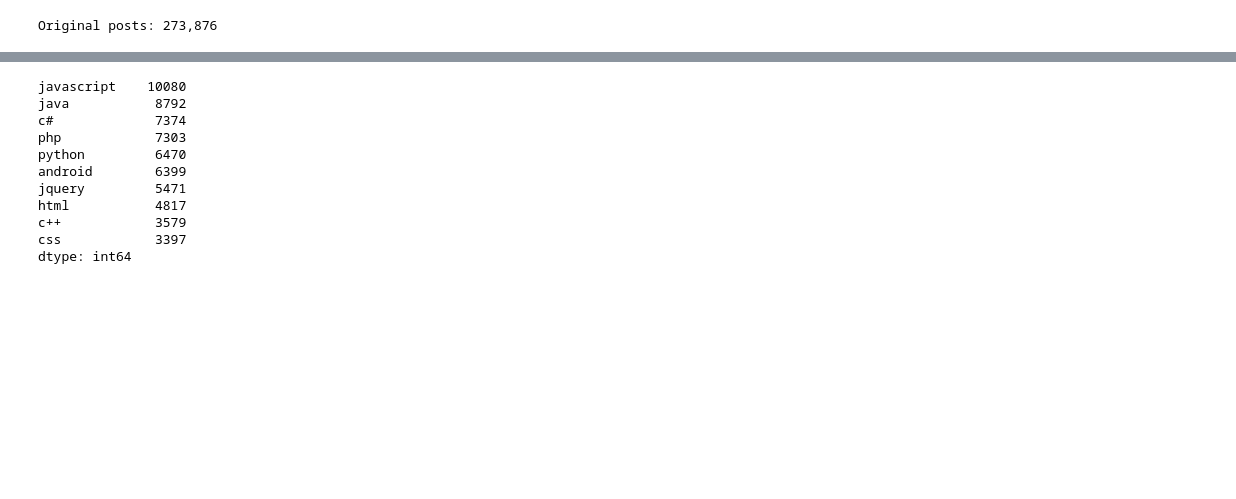
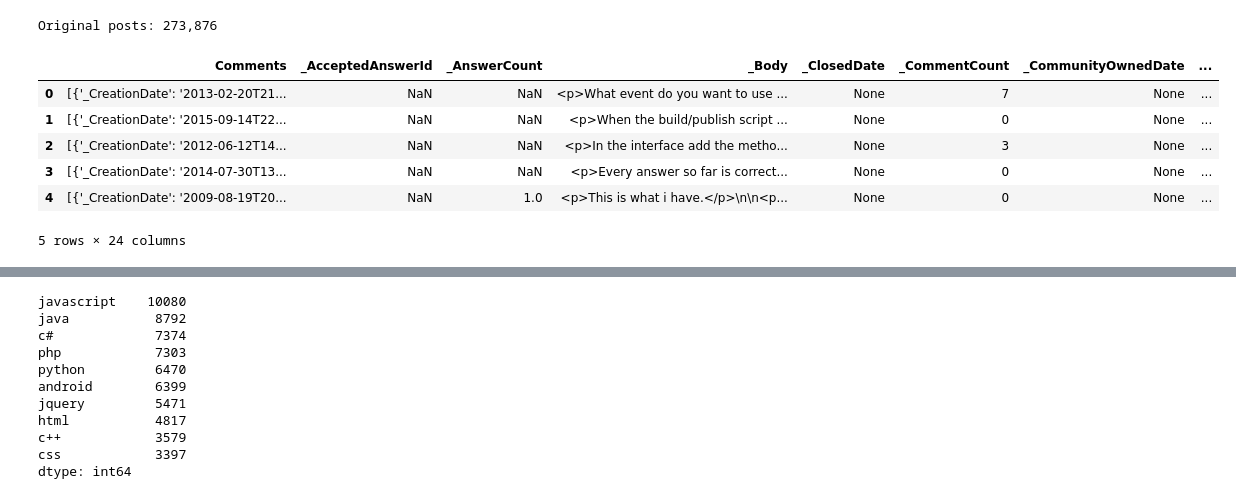
Before and after one commit to rjurney/deep_products, a Jupyter notebook: code/Deep Tag Labeler.ipynb, the cells around one changed output, grey strips where cells are left out. Cells and saved outputs as stored; diff of their text form; code cells hidden in the pictures; blank space fills up the shorter version.

```diff
--- a/code/Deep Tag Labeler.ipynb
+++ b/code/Deep Tag Labeler.ipynb
@@ -19,8 +5,16 @@ def parallelize(data, func):
 # %%
 posts_df = pd.read_json('data/stackoverflow/sample/CombinedDocs.100K.Questions.jsonl.gz', lines=True)
 print('Original posts: {:,}'.format(len(posts_df.index)))
+posts_df.head(5)
 # %% [output]
 Original posts: 273,876
+|  | Comments | _AcceptedAnswerId | _AnswerCount | _Body | _ClosedDate | _CommentCount | _CommunityOwnedDate | ... |
+| 0 | [{'_CreationDate': '2013-02-20T21... | NaN | NaN | <p>What event do you want to use ... | None | 7 | None | ... |
+| 1 | [{'_CreationDate': '2015-09-14T22... | NaN | NaN | <p>When the build/publish script ... | None | 0 | None | ... |
+| 2 | [{'_CreationDate': '2012-06-12T14... | NaN | NaN | <p>In the interface add the metho... | None | 3 | None | ... |
+| 3 | [{'_CreationDate': '2014-07-30T13... | NaN | NaN | <p>Every answer so far is correct... | None | 0 | None | ... |
+| 4 | [{'_CreationDate': '2009-08-19T20... | NaN | 1.0 | <p>This is what i have.</p>\n\n<p... | None | 0 | None | ... |
+5 rows × 24 columns
 # %%
 tag_posts = posts_df.dropna(axis=0, subset=['_Tags'])
 print('Posts w/ tags: {:,}'.format(len(tag_posts.index)))
```
Also changed, not shown: parts of 32 cells of this notebook.
